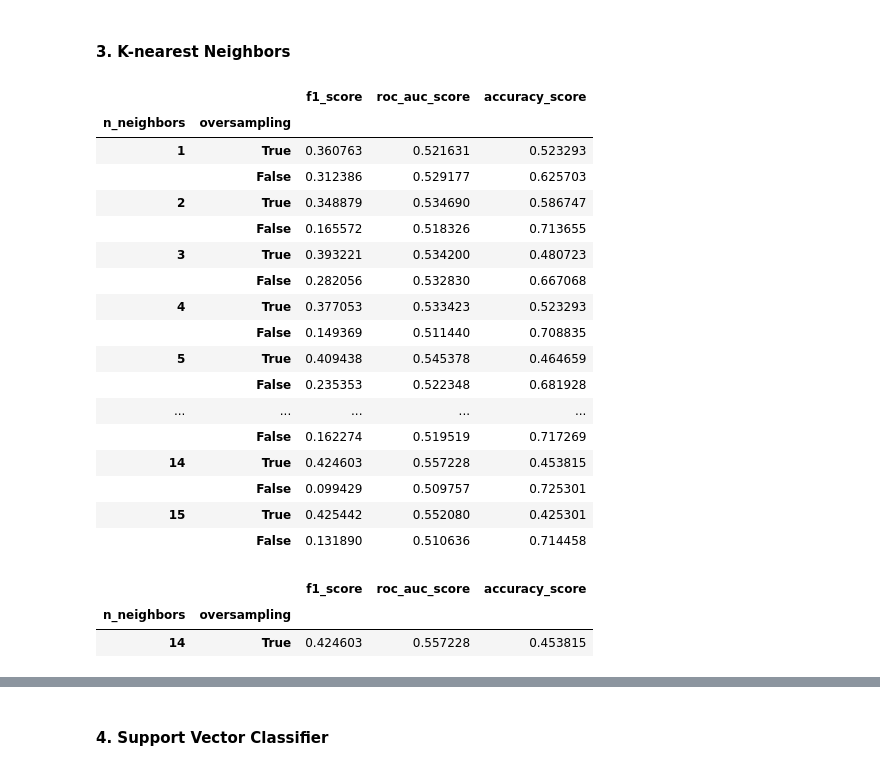
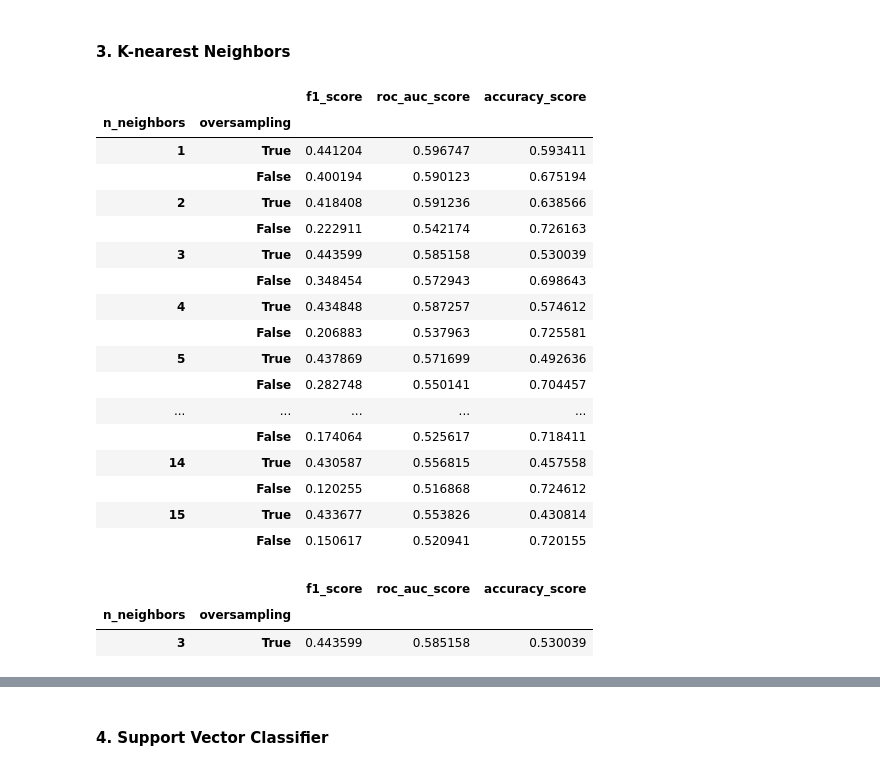
Before and after one commit to CS-433/cs-433-project-2-cough_classifier, a Jupyter notebook: src/notebooks/grid_search_coarse_no_metadata.ipynb, the cells around one changed output, grey strips where cells are left out. Saved outputs shown, nothing was run; the diff lists cells and outputs as text; code cells hidden in the pictures.

```diff
--- a/src/notebooks/grid_search_no.ipynb
+++ b/src/notebooks/grid_search_coarse_no_metadata.ipynb
@@ -14,8 +15,8 @@ import pandas as pd
 ### Load Data
 # %%
 DATA_PATH = '../../data'
-X_no, y_no = import_data(DATA_PATH, segmentation_type='no',
-                                 drop_user_features=False,
+X_coarse, y_coarse = import_data(DATA_PATH, segmentation_type='coarse',
+                                 drop_user_features=True,
                                  drop_expert=True)
 # %%
 # For each expert separately
@@ -48,2 +47,4 @@ X_no = classic_preprocessing(X_no)
+# %%
+X_coarse = classic_preprocessing(X_coarse, stop = None,dummy = False)
 # %%
 # Save the expert feature for split
@@ -155,37 +156,37 @@ display(best_lda_1, best_lda_2, best_lda_3)
 # %% [markdown]
 #### 3. K-nearest Neighbors
 # %%
-knn_results = hyperparameter_tuning_cv(model='knn', data=X_no, labels=y_no.Label, cv_k=5,
+knn_results = hyperparameter_tuning_cv(model='knn', data=X_coarse, labels=y_coarse.Label, cv_k=5,
                                        params=KNN_PARAMS)
 
 display(knn_results)
 # %% [output]
 |  |  | f1_score | roc_auc_score | accuracy_score |
 | n_neighbors | oversampling |  |  |  |
-| 1 | True | 0.360763 | 0.521631 | 0.523293 |
-|  | False | 0.312386 | 0.529177 | 0.625703 |
-| 2 | True | 0.348879 | 0.534690 | 0.586747 |
-|  | False | 0.165572 | 0.518326 | 0.713655 |
-| 3 | True | 0.393221 | 0.534200 | 0.480723 |
-|  | False | 0.282056 | 0.532830 | 0.667068 |
-| 4 | True | 0.377053 | 0.533423 | 0.523293 |
-|  | False | 0.149369 | 0.511440 | 0.708835 |
-| 5 | True | 0.409438 | 0.545378 | 0.464659 |
-|  | False | 0.235353 | 0.522348 | 0.681928 |
+| 1 | True | 0.441204 | 0.596747 | 0.593411 |
+|  | False | 0.400194 | 0.590123 | 0.675194 |
+| 2 | True | 0.418408 | 0.591236 | 0.638566 |
+|  | False | 0.222911 | 0.542174 | 0.726163 |
+| 3 | True | 0.443599 | 0.585158 | 0.530039 |
+|  | False | 0.348454 | 0.572943 | 0.698643 |
+| 4 | True | 0.434848 | 0.587257 | 0.574612 |
+|  | False | 0.206883 | 0.537963 | 0.725581 |
+| 5 | True | 0.437869 | 0.571699 | 0.492636 |
+|  | False | 0.282748 | 0.550141 | 0.704457 |
 | ... | ... | ... | ... | ... |
-|  | False | 0.162274 | 0.519519 | 0.717269 |
-| 14 | True | 0.424603 | 0.557228 | 0.453815 |
-|  | False | 0.099429 | 0.509757 | 0.725301 |
-| 15 | True | 0.425442 | 0.552080 | 0.425301 |
-|  | False | 0.131890 | 0.510636 | 0.714458 |
+|  | False | 0.174064 | 0.525617 | 0.718411 |
+| 14 | True | 0.430587 | 0.556815 | 0.457558 |
+|  | False | 0.120255 | 0.516868 | 0.724612 |
+| 15 | True | 0.433677 | 0.553826 | 0.430814 |
+|  | False | 0.150617 | 0.520941 | 0.720155 |
 # %%
 # Best model parameters
 
-best_knn = knn_results.iloc[[knn_results.reset_index()['roc_auc_score'].idxmax()]]
+best_knn = knn_results.iloc[[knn_results.reset_index()['f1_score'].idxmax()]]
 
 display(best_knn)
 # %% [output]
 |  |  | f1_score | roc_auc_score | accuracy_score |
 | n_neighbors | oversampling |  |  |  |
-| 14 | True | 0.424603 | 0.557228 | 0.453815 |
+| 3 | True | 0.443599 | 0.585158 | 0.530039 |
 # %%
```
Also changed, not shown: parts of 49 cells of this notebook, 14 other files.
